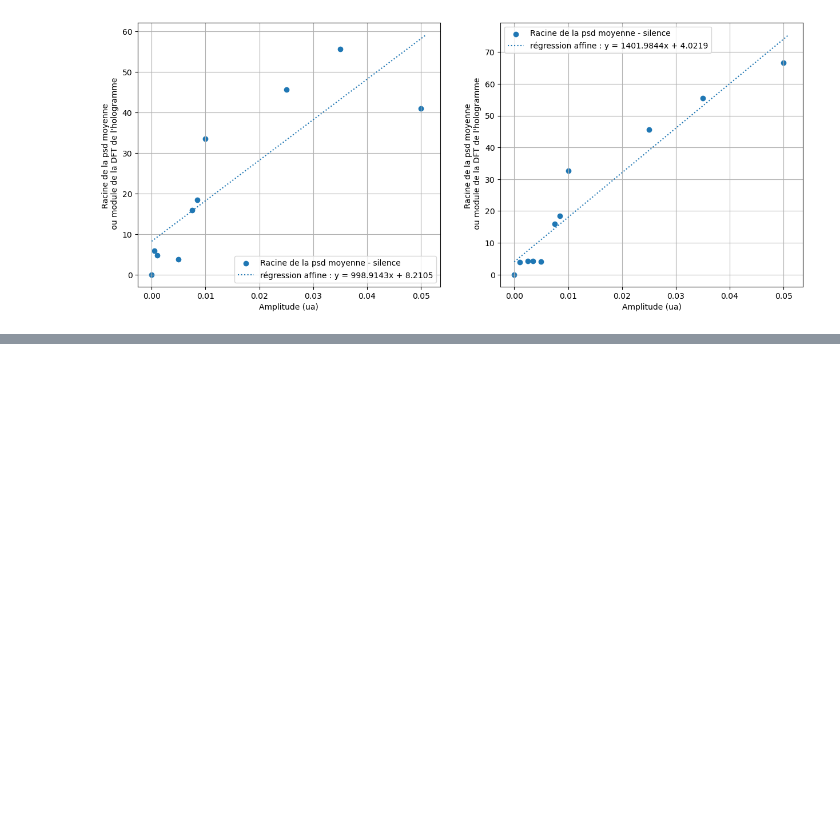
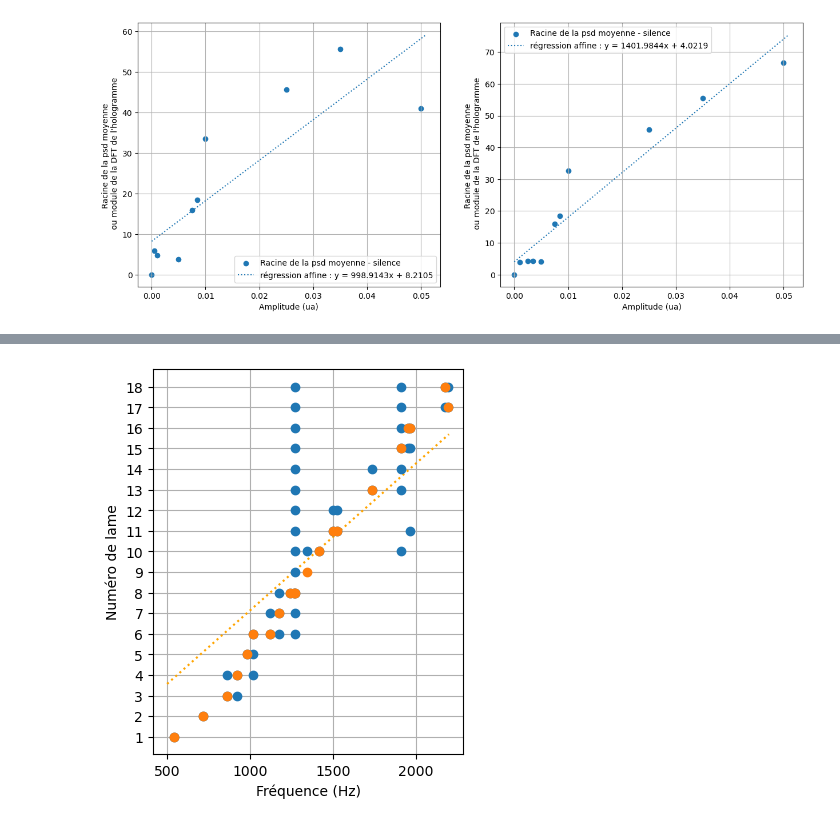
Before and after one commit to lm-al/Graphes_lamellophone, a Jupyter notebook: Graphes_lamellophone.ipynb, the cells around one changed output, grey strips where cells are left out. Drawn from its saved outputs; the diff is of its cells as text; code cells hidden in the pictures; blank space fills up the shorter version.

Commit message:
Add files via upload
ajout charactérisation harmonique

```diff
--- a/Graphes_lamellophone.ipynb
+++ b/Graphes_lamellophone.ipynb
@@ -246,0 +270,91 @@ plt.show()
+# %%
+#graphique de la charactérisation harmonique de la lame
+
+#la première lame est la plus petite
+#la dix-huitième est la plus grande
+
+#Données :
+
+data_cara_harm = {
+    540.4: [1],
+    719.0: [2],
+    862.5: [3,4],
+    923.3: [3,4],
+    979.6: [5],
+    1015.5: [4,5,6],
+    1121.4: [6,7],
+    1172.5: [6,7,8],
+    1241.4: [8],
+    1264.22: [8],
+    1272.0: [6,7,8,9,10,11,12,13,14,15,17,16,18],
+    1343.2: [10],
+    1418.0: [10],
+    1500.0: [11,12],
+    1523.0: [11,12],
+    1738.8: [13,14],
+    1911.0: [10,13,14,15,16,17,18],
+    1952.0: [15,16],
+    1967.0: [11,15,16],
+    2174.5: [17,18],
+    2196.5: [17,18],
+    #3360.0: [17]
+}
+
+data_cara_harm_filtree = {
+    540.4: [1],
+    719.0: [2],
+    862.5: [3],
+    923.3: [4],
+    979.6: [5],
+    1015.5: [6],
+    1121.4: [6],
+    1172.5: [7],
+    1241.4: [8],
+    1264.22: [8],
+    1272.0: [8],
+    1343.2: [9],
+    1418.0: [10],
+    1500.0: [11],
+    1523.0: [11],
+    1738.8: [13],
+    1911.0: [15],
+    1952.0: [16],
+    1967.0: [16],
+    2174.5: [18],
+    2196.5: [17],
+    #3360.0: [17]
+}
+
+frq_harm_tt = []
+lames_tt = []
+frq_harm_flt = []
+lames_flt = []
+
+for f, liste_lames in data_cara_harm.items():
+    frq_harm_tt.extend([f] * len(liste_lames))
+    lames_tt.extend(liste_lames)
+
+for f, liste_lames in data_cara_harm_filtree.items():
+    frq_harm_flt.extend([f] * len(liste_lames))
+    lames_flt.extend(liste_lames)
+
+incertitude_frq_harm = np.array([0.4,2,0.4,0.4,0.4,0.4,0.4,0.4,0.4, 0.4,])
+
+#Régression :
+popt_harm,pcov_harm = curve_fit(linear, frq_harm_flt, lames_flt)
+a_harm = popt_harm[0]
+xfit_harm = np.linspace(500, 2200, 200)
+
+#Tracé :
+
+plt.figure(figsize=(4, 5))
+plt.errorbar(frq_harm_tt, lames_tt, xerr=0.4, fmt ='o')
+plt.errorbar(frq_harm_flt, lames_flt, xerr=0.4, fmt='o')
+
+plt.plot(xfit_harm, linear(xfit_harm, a_harm),color ='orange',linestyle=':',label=f"y = {a_harm:.4f}x")
+
+plt.grid(True)
+plt.yticks(np.arange(1, 19))
+plt.ylabel("Numéro de lame")
+plt.xlabel("Fréquence (Hz)")
+# %% [output]
@@ -246,0 +362 @@ plt.show()
+[figure, added]
```
Also changed, not shown: parts of 9 cells of this notebook.
